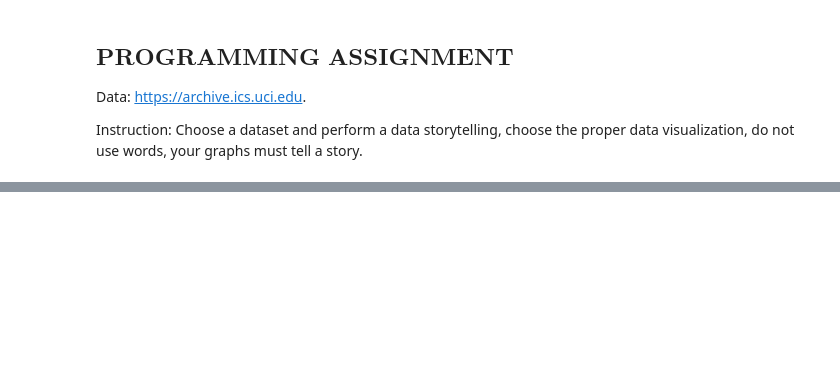
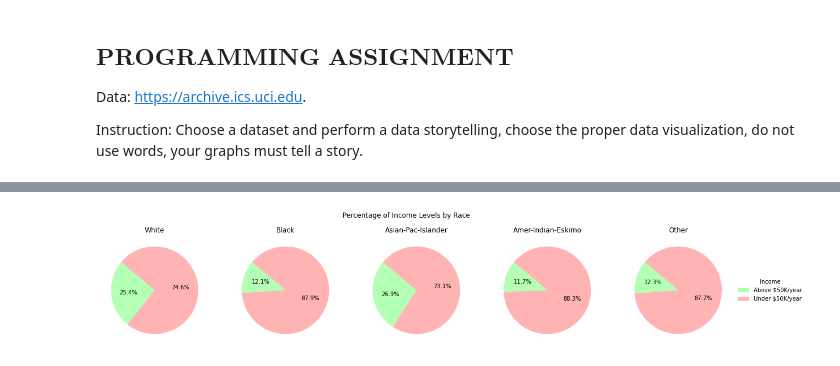
Before and after one commit to n-e-t-a-n/DATA_ANALYTICS, a Jupyter notebook: Assignments/Lecture_2.ipynb, the cells around one changed output, grey strips where cells are left out. Drawn from its saved outputs; the diff is of its cells as text; code cells hidden in the pictures; blank space fills up the shorter version.

```diff
--- a/Assignments/Lecture_2.ipynb
+++ b/Assignments/Lecture_2.ipynb
@@ -57,0 +143,28 @@ plt.show()
+# %%
+races = ['White', 'Black', 'Asian-Pac-Islander', 'Amer-Indian-Eskimo', 'Other']
+
+fig, axs = plt.subplots(1, 5, figsize=(25, 8))
+fig.patch.set_facecolor('white')
+
+colors = ['#b3ffb3', '#ffb3b3']
+
+for i, race in enumerate(races):
+    race_data = data[data['race'] == race]
+    income_distribution = race_data['income'].value_counts(normalize=True)
+
+    if '>50K' not in income_distribution:
+        income_distribution['>50K'] = 0
+    if '<=50K' not in income_distribution:
+        income_distribution['<=50K'] = 0
+
+    sizes = [income_distribution['>50K'], income_distribution['<=50K']]
+
+    wedges, texts, autotexts = axs[i].pie(sizes, colors=colors, autopct='%1.1f%%', startangle=140)
+    axs[i].set_title(f'{race}')
+
+plt.legend(wedges, ['Above $50K/year', 'Under $50K/year'], title='Income', loc='center left', bbox_to_anchor=(1, 0.5), frameon=False)
+
+plt.suptitle('Percentage of Income Levels by Race')
+plt.show()
+# %% [output]
+[figure, added]
```
Also changed, not shown: parts of 13 cells of this notebook.
